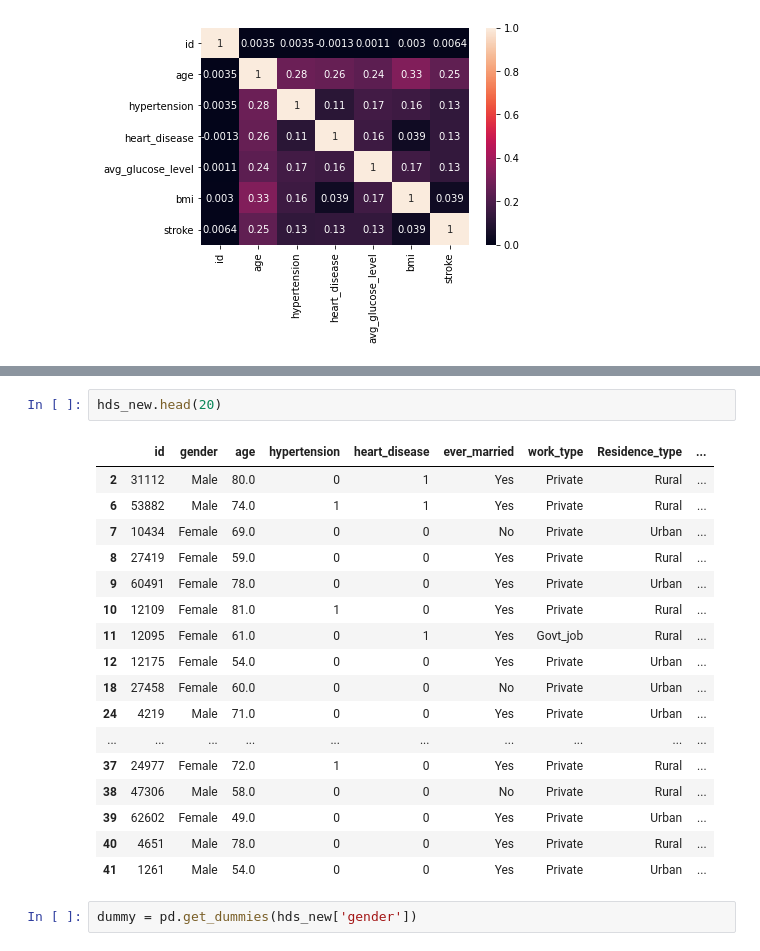
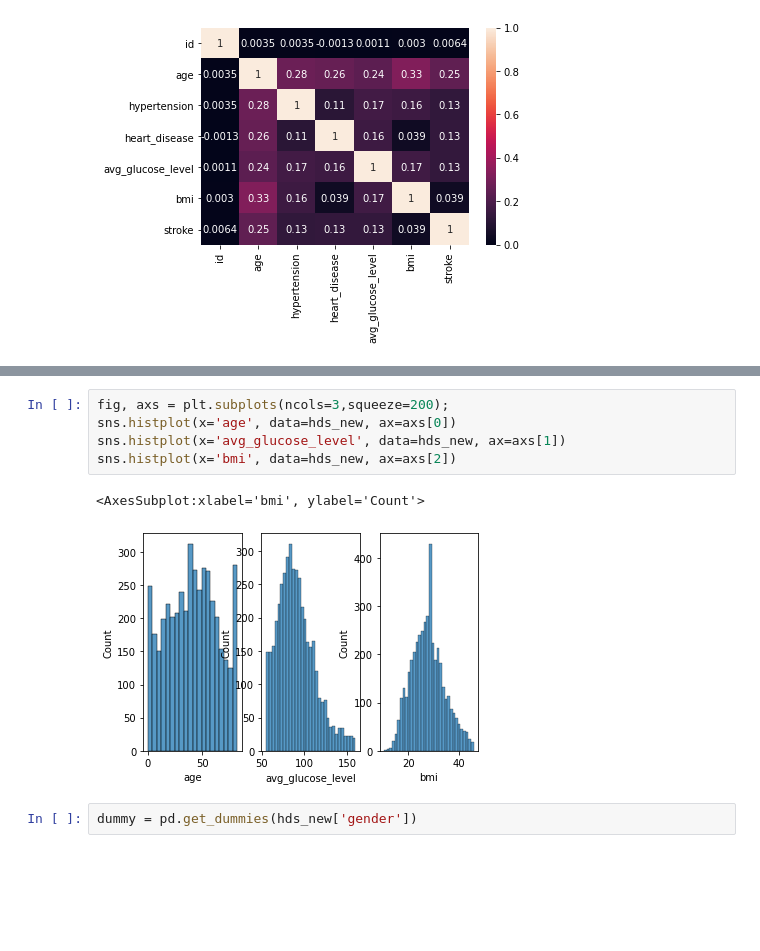
Before and after one commit to amedtamimi/DataMiningProject, a Jupyter notebook: Data Mining Project .ipynb, the cells around one changed output, grey strips where cells are left out. Saved outputs shown, nothing was run; the diff lists cells and outputs as text; blank space fills up the shorter version.

Commit message:
newData

```diff
--- a/Data Mining Project .ipynb
+++ b/Data Mining Project .ipynb
@@ -334,23 +325,11 @@ hds.head(5)
-# %%
-hds_new.head(20)
-# %% [output]
-|  | id | gender | age | hypertension | heart_disease | ever_married | work_type | Residence_type | ... |
-| 2 | 31112 | Male | 80.0 | 0 | 1 | Yes | Private | Rural | ... |
-| 6 | 53882 | Male | 74.0 | 1 | 1 | Yes | Private | Rural | ... |
-| 7 | 10434 | Female | 69.0 | 0 | 0 | No | Private | Urban | ... |
-| 8 | 27419 | Female | 59.0 | 0 | 0 | Yes | Private | Rural | ... |
-| 9 | 60491 | Female | 78.0 | 0 | 0 | Yes | Private | Urban | ... |
-| 10 | 12109 | Female | 81.0 | 1 | 0 | Yes | Private | Rural | ... |
-| 11 | 12095 | Female | 61.0 | 0 | 1 | Yes | Govt_job | Rural | ... |
-| 12 | 12175 | Female | 54.0 | 0 | 0 | Yes | Private | Urban | ... |
-| 18 | 27458 | Female | 60.0 | 0 | 0 | No | Private | Urban | ... |
-| 24 | 4219 | Male | 71.0 | 0 | 0 | Yes | Private | Urban | ... |
-| ... | ... | ... | ... | ... | ... | ... | ... | ... | ... |
-| 37 | 24977 | Female | 72.0 | 1 | 0 | Yes | Private | Rural | ... |
-| 38 | 47306 | Male | 58.0 | 0 | 0 | No | Private | Rural | ... |
-| 39 | 62602 | Female | 49.0 | 0 | 0 | Yes | Private | Urban | ... |
-| 40 | 4651 | Male | 78.0 | 0 | 0 | Yes | Private | Rural | ... |
-| 41 | 1261 | Male | 54.0 | 0 | 0 | Yes | Private | Urban | ... |
+# %%
+fig, axs = plt.subplots(ncols=3,squeeze=200);
+sns.histplot(x='age', data=hds_new, ax=axs[0])
+sns.histplot(x='avg_glucose_level', data=hds_new, ax=axs[1])
+sns.histplot(x='bmi', data=hds_new, ax=axs[2])
+# %% [output]
+<AxesSubplot:xlabel='bmi', ylabel='Count'>
+[figure, added]
 # %%
 dummy = pd.get_dummies(hds_new['gender'])
 # %%
```
Also changed, not shown: parts of 1 cell of this notebook, 3 other files.
